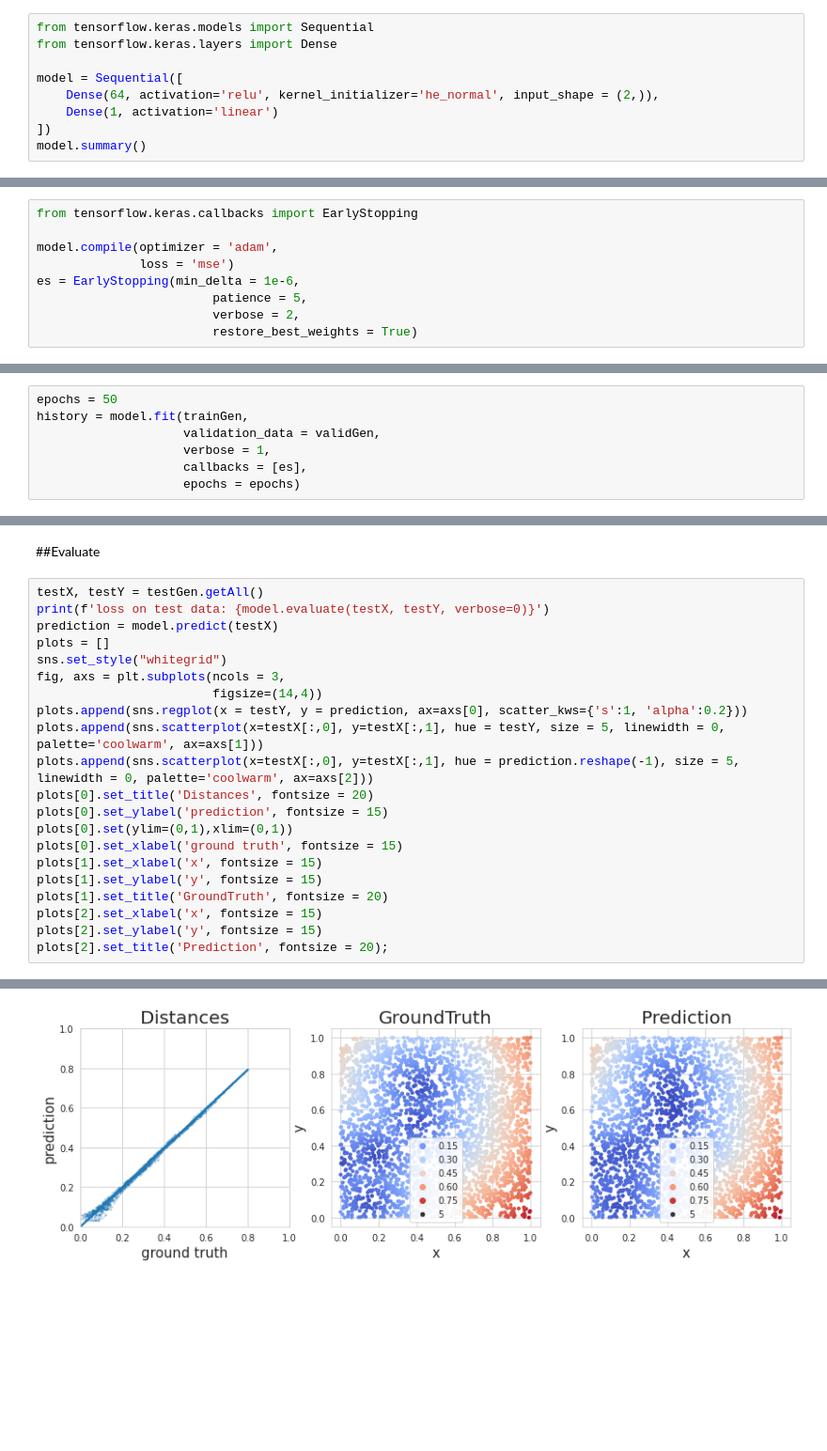
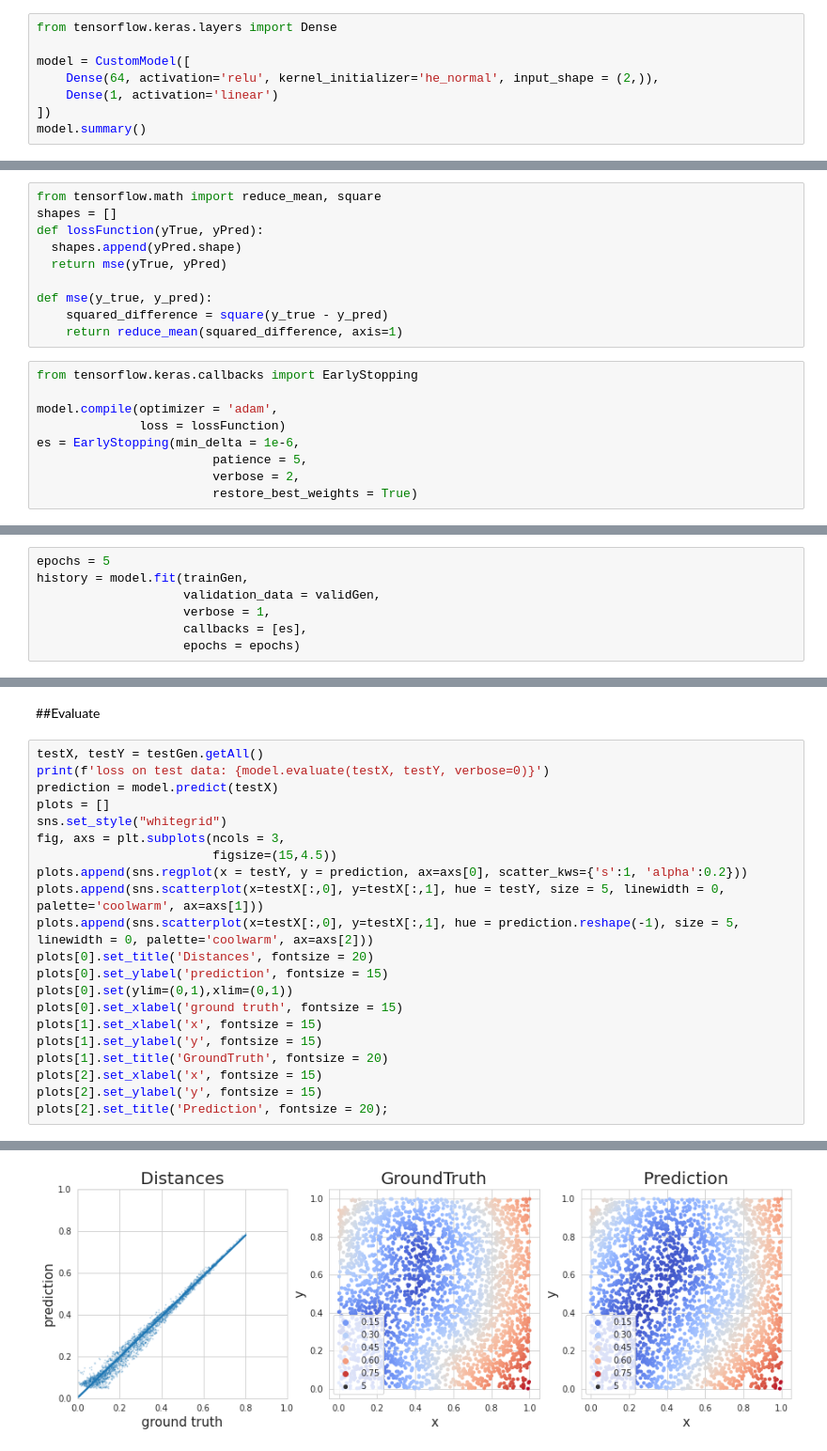
Before and after one commit to Egoago/Onlab, a Jupyter notebook: Önlab.ipynb, the cells around one changed output, grey strips where cells are left out. Shown at 94% size. Drawn from its saved outputs; the diff is of its cells as text; blank space fills up the shorter version.

```diff
--- a/Önlab.ipynb
+++ b/Önlab.ipynb
@@ -78,8 +95,7 @@ testGen = DataGenerator(testPointNum, 32, points)
 # %%
-from tensorflow.keras.models import Sequential
 from tensorflow.keras.layers import Dense
 
-model = Sequential([
+model = CustomModel([
     Dense(64, activation='relu', kernel_initializer='he_normal', input_shape = (2,)),
     Dense(1, activation='linear')
 ])
@@ -100,8 +118,18 @@ _________________________________________________________________
+# %%
+from tensorflow.math import reduce_mean, square
+shapes = []
+def lossFunction(yTrue, yPred):
+  shapes.append(yPred.shape)
+  return mse(yTrue, yPred)
+
+def mse(y_true, y_pred):
+    squared_difference = square(y_true - y_pred)
+    return reduce_mean(squared_difference, axis=1)
 # %%
 from tensorflow.keras.callbacks import EarlyStopping
 
 model.compile(optimizer = 'adam',
-              loss = 'mse')
+              loss = lossFunction)
 es = EarlyStopping(min_delta = 1e-6,
                         patience = 5,
                         verbose = 2,
@@ -109,7 +137,7 @@ es = EarlyStopping(min_delta = 1e-6,
 # %% [markdown]
 ##Train
 # %%
-epochs = 50
+epochs = 5
 history = model.fit(trainGen,
                     validation_data = validGen,
                     verbose = 1,
@@ -142,7 +165,7 @@ prediction = model.predict(testX)
 plots = []
 sns.set_style("whitegrid")
 fig, axs = plt.subplots(ncols = 3,
-                        figsize=(14,4))
+                        figsize=(15,4.5))
 plots.append(sns.regplot(x = testY, y = prediction, ax=axs[0], scatter_kws={'s':1, 'alpha':0.2}))
 plots.append(sns.scatterplot(x=testX[:,0], y=testX[:,1], hue = testY, size = 5, linewidth = 0, palette='coolwarm', ax=axs[1]))
 plots.append(sns.scatterplot(x=testX[:,0], y=testX[:,1], hue = prediction.reshape(-1), size = 5, linewidth = 0, palette='coolwarm', ax=axs[2]))
@@ -161 +184 @@ loss on test data: 0.00016112007142510265
-[figure, old version]
+[figure, new version]
```
Also changed, not shown: parts of 9 cells of this notebook.
